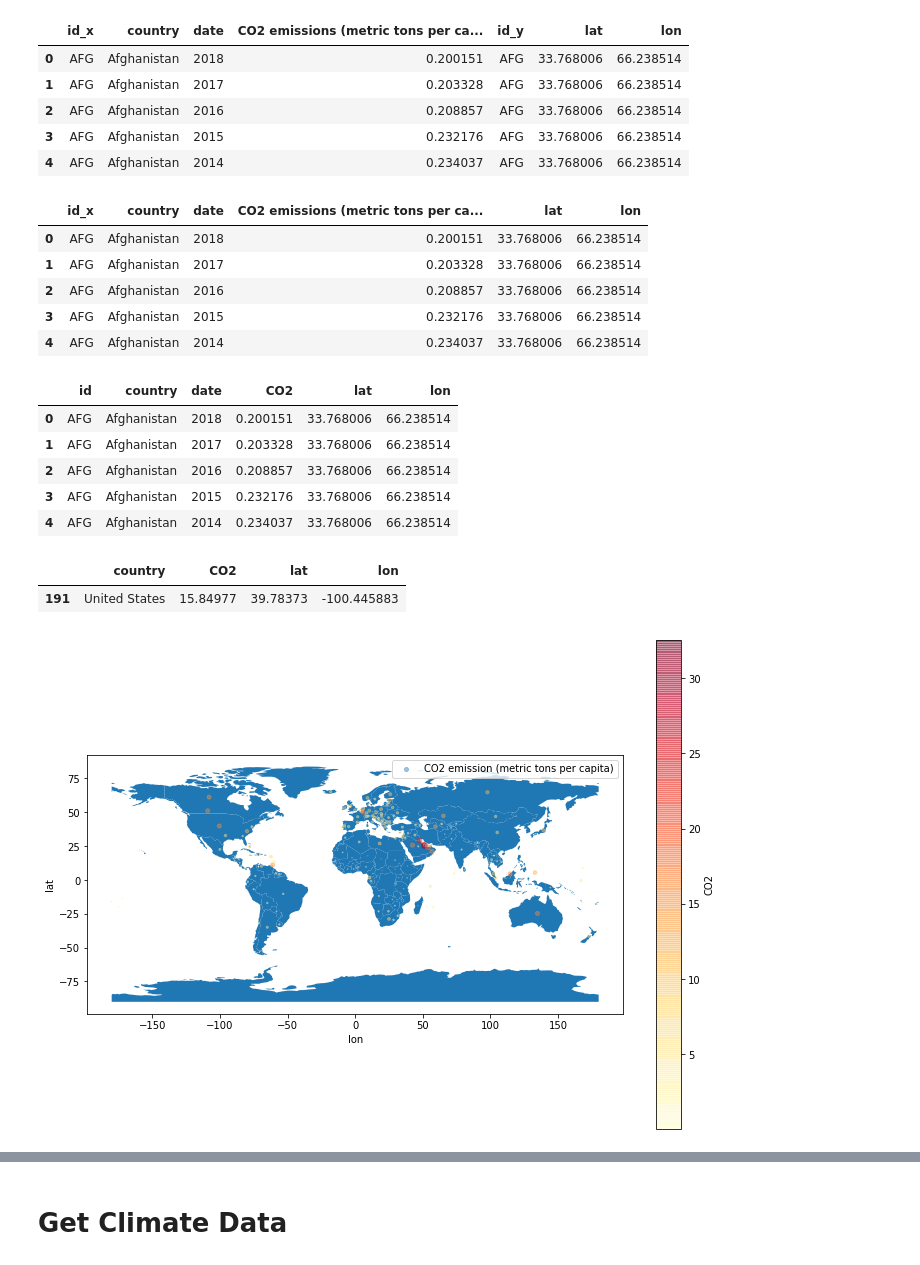
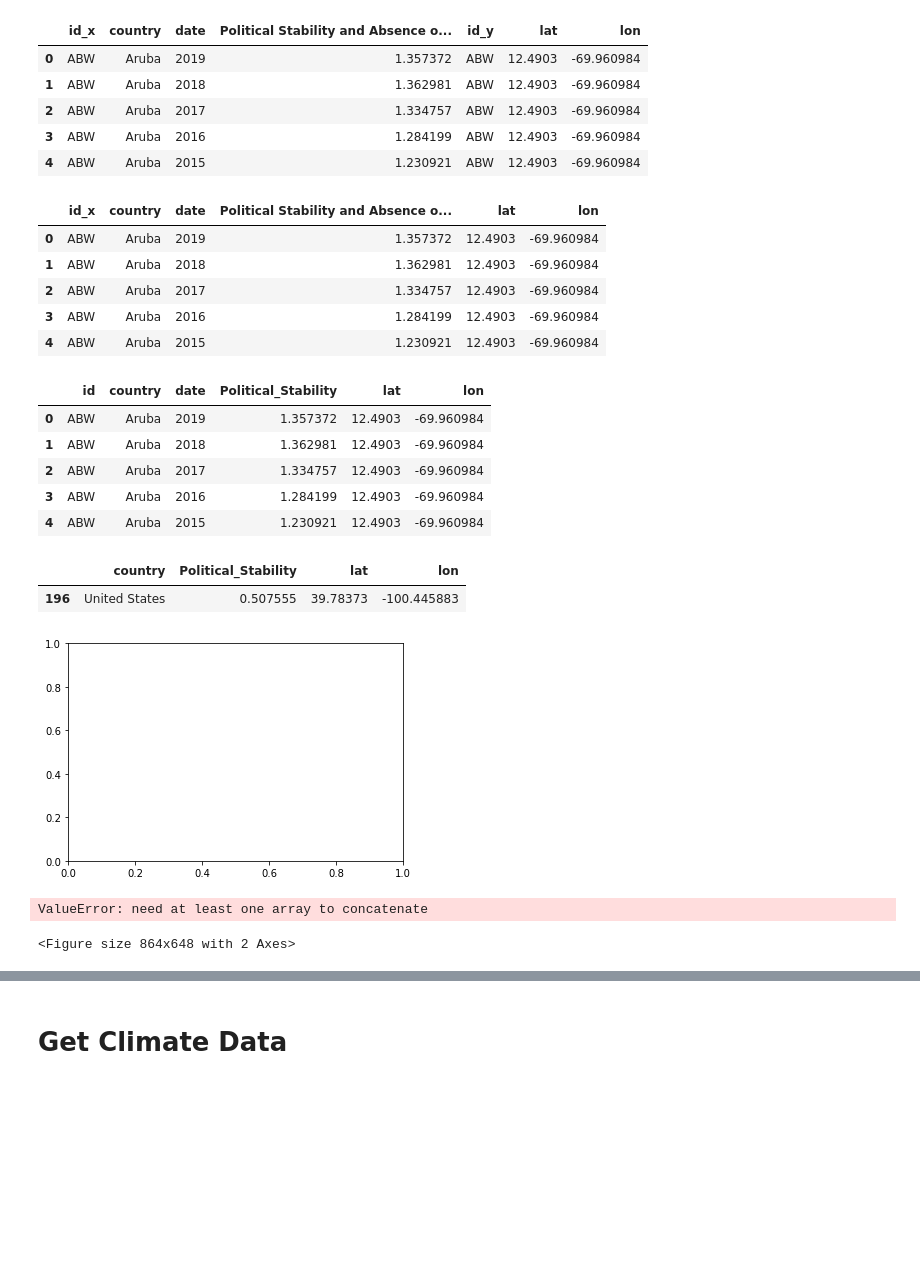
Before and after one commit to nmckinne/SustainabilityProject, a Jupyter notebook: SustainabilityGoals.ipynb, the cells around one changed output, grey strips where cells are left out. Cells and saved outputs as stored; diff of their text form; code cells hidden in the pictures; blank space fills up the shorter version.

```diff
--- a/SustainabilityGoals.ipynb
+++ b/SustainabilityGoals.ipynb
@@ -232,56 +248,60 @@ country_df.head()
 # %%
 #merge country_df and co2_data now that we have lat lon for each country
-CO2_new_df = pd.merge(CO2_data, country_df, on='country')
-CO2_new_df.head()
+PT_new_df = pd.merge(PT_data_with_loc, country_df, on='country')
+PT_new_df.head()
 # %% [output]
-|  | id_x | country | date | CO2 emissions (metric tons per ca... | id_y | lat | lon |
-| 0 | AFG | Afghanistan | 2018 | 0.200151 | AFG | 33.768006 | 66.238514 |
-| 1 | AFG | Afghanistan | 2017 | 0.203328 | AFG | 33.768006 | 66.238514 |
-| 2 | AFG | Afghanistan | 2016 | 0.208857 | AFG | 33.768006 | 66.238514 |
-| 3 | AFG | Afghanistan | 2015 | 0.232176 | AFG | 33.768006 | 66.238514 |
-| 4 | AFG | Afghanistan | 2014 | 0.234037 | AFG | 33.768006 | 66.238514 |
+|  | id_x | country | date | Political Stability and Absence o... | id_y | lat | lon |
+| 0 | ABW | Aruba | 2019 | 1.357372 | ABW | 12.4903 | -69.960984 |
+| 1 | ABW | Aruba | 2018 | 1.362981 | ABW | 12.4903 | -69.960984 |
+| 2 | ABW | Aruba | 2017 | 1.334757 | ABW | 12.4903 | -69.960984 |
+| 3 | ABW | Aruba | 2016 | 1.284199 | ABW | 12.4903 | -69.960984 |
+| 4 | ABW | Aruba | 2015 | 1.230921 | ABW | 12.4903 | -69.960984 |
 # %%
 #remove extra id column
-CO2_new_df.drop('id_y', axis=1, inplace=True)
-CO2_new_df.head()
+PT_new_df.drop('id_y', axis=1, inplace=True)
+PT_new_df.head()
 # %% [output]
-|  | id_x | country | date | CO2 emissions (metric tons per ca... | lat | lon |
-| 0 | AFG | Afghanistan | 2018 | 0.200151 | 33.768006 | 66.238514 |
-| 1 | AFG | Afghanistan | 2017 | 0.203328 | 33.768006 | 66.238514 |
-| 2 | AFG | Afghanistan | 2016 | 0.208857 | 33.768006 | 66.238514 |
-| 3 | AFG | Afghanistan | 2015 | 0.232176 | 33.768006 | 66.238514 |
-| 4 | AFG | Afghanistan | 2014 | 0.234037 | 33.768006 | 66.238514 |
+|  | id_x | country | date | Political Stability and Absence o... | lat | lon |
+| 0 | ABW | Aruba | 2019 | 1.357372 | 12.4903 | -69.960984 |
+| 1 | ABW | Aruba | 2018 | 1.362981 | 12.4903 | -69.960984 |
+| 2 | ABW | Aruba | 2017 | 1.334757 | 12.4903 | -69.960984 |
+| 3 | ABW | Aruba | 2016 | 1.284199 | 12.4903 | -69.960984 |
+| 4 | ABW | Aruba | 2015 | 1.230921 | 12.4903 | -69.960984 |
 # %%
 #Change df column names for easier processing
-CO2_new_df.rename(columns={"CO2 emissions (metric tons per capita)": "CO2", "id_x": "id"}, inplace=True)
-CO2_new_df.head()
+PT_new_df.rename(columns={"Political Stability and Absence of Violence/Terrorism: Estimate": "Political_Stability", "id_x": "id"}, inplace=True)
+PT_new_df.head()
 # %% [output]
-|  | id | country | date | CO2 | lat | lon |
-| 0 | AFG | Afghanistan | 2018 | 0.200151 | 33.768006 | 66.238514 |
-| 1 | AFG | Afghanistan | 2017 | 0.203328 | 33.768006 | 66.238514 |
-| 2 | AFG | Afghanistan | 2016 | 0.208857 | 33.768006 | 66.238514 |
-| 3 | AFG | Afghanistan | 2015 | 0.232176 | 33.768006 | 66.238514 |
-| 4 | AFG | Afghanistan | 2014 | 0.234037 | 33.768006 | 66.238514 |
+|  | id | country | date | Political_Stability | lat | lon |
+| 0 | ABW | Aruba | 2019 | 1.357372 | 12.4903 | -69.960984 |
+| 1 | ABW | Aruba | 2018 | 1.362981 | 12.4903 | -69.960984 |
+| 2 | ABW | Aruba | 2017 | 1.334757 | 12.4903 | -69.960984 |
+| 3 | ABW | Aruba | 2016 | 1.284199 | 12.4903 | -69.960984 |
+| 4 | ABW | Aruba | 2015 | 1.230921 | 12.4903 | -69.960984 |
 # %%
-CO2_df = CO2_new_df.groupby('country').mean().reset_index()
-CO2_df[CO2_df['country']=='United States']
+grouped_PT_df = PT_new_df.groupby('country').mean().reset_index()
+grouped_PT_df[grouped_PT_df['country']=='United States']
 # %% [output]
-|  | country | CO2 | lat | lon |
-| 191 | United States | 15.84977 | 39.78373 | -100.445883 |
+|  | country | Political_Stability | lat | lon |
+| 196 | United States | 0.507555 | 39.78373 | -100.445883 |
 # %%
-#plot CO2 data on worldmap using geopandas
+import matplotlib.pyplot as plt
+
+#plot political tension data on worldmap using geopandas
 from shapely.geometry import Point
 import geopandas as gpd
 from geopandas import GeoDataFrame as gdf
 from shapely.geometry import Point, LineString
 
-#fig, ax = plt.subplots()
+fig, ax = plt.subplots()
 world = gpd.read_file(gpd.datasets.get_path('naturalearth_lowres'))
-CO2_df.plot(ax=world.plot(figsize=(12,9)), kind="scatter", x="lon", y="lat",
-    s=CO2_df['CO2'], label="CO2 emission (metric tons per capita)",
-    c="CO2", cmap='YlOrRd',
+grouped_PT_df.plot(ax=world.plot(figsize=(12,9)), kind="scatter", x="lon", y="lat",
+    s=grouped_PT_df['Political_Stability'], label="Political Stability and Absence of Violence",
+    c="Political_Stability", cmap='YlOrRd',
     colorbar=True, alpha=0.4)
 plt.legend()
 plt.show()
 # %% [output]
-[figure, old version]
+[figure, new version]
+ValueError: need at least one array to concatenate
+<Figure size 864x648 with 2 Axes>
```
Also changed, not shown: parts of 32 cells of this notebook.
